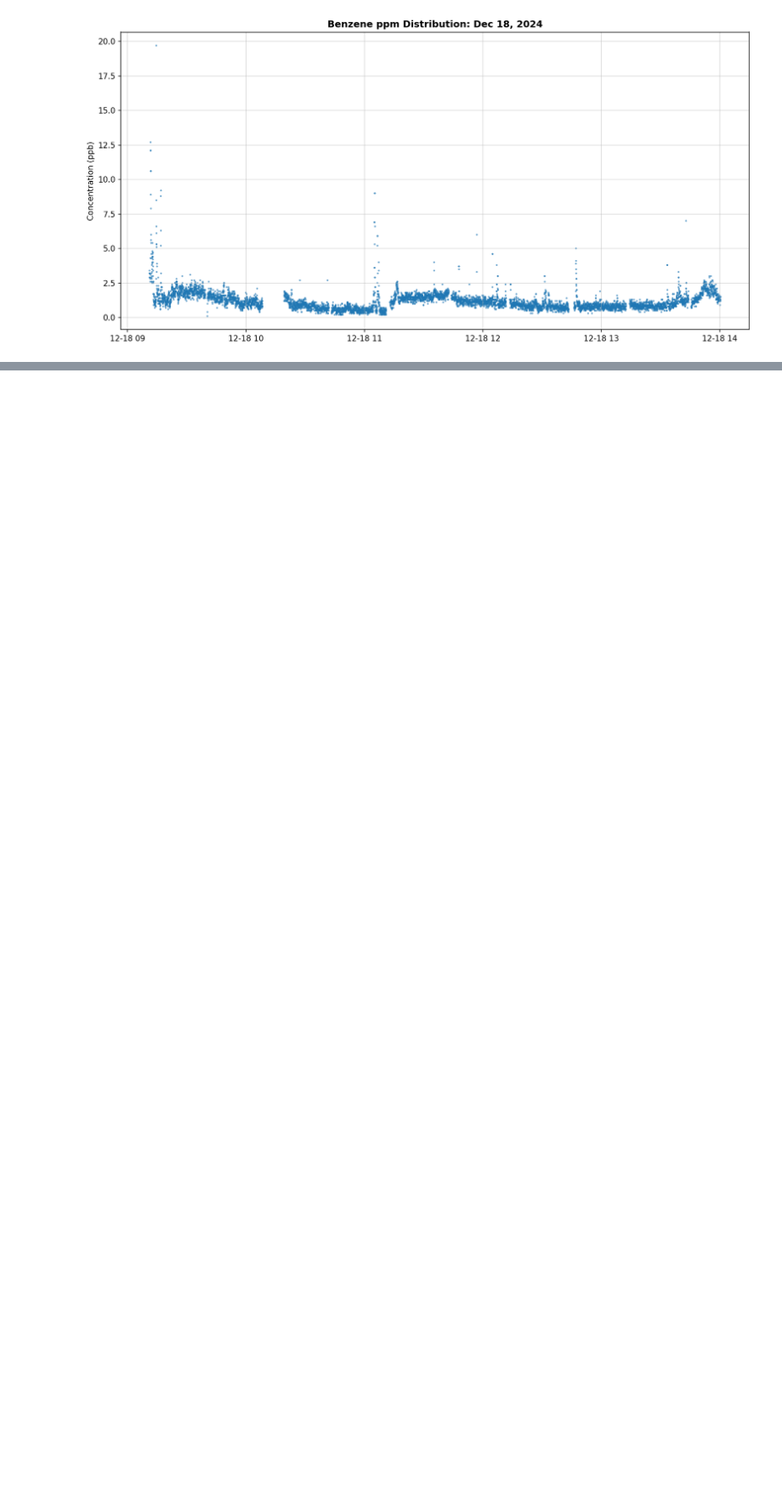
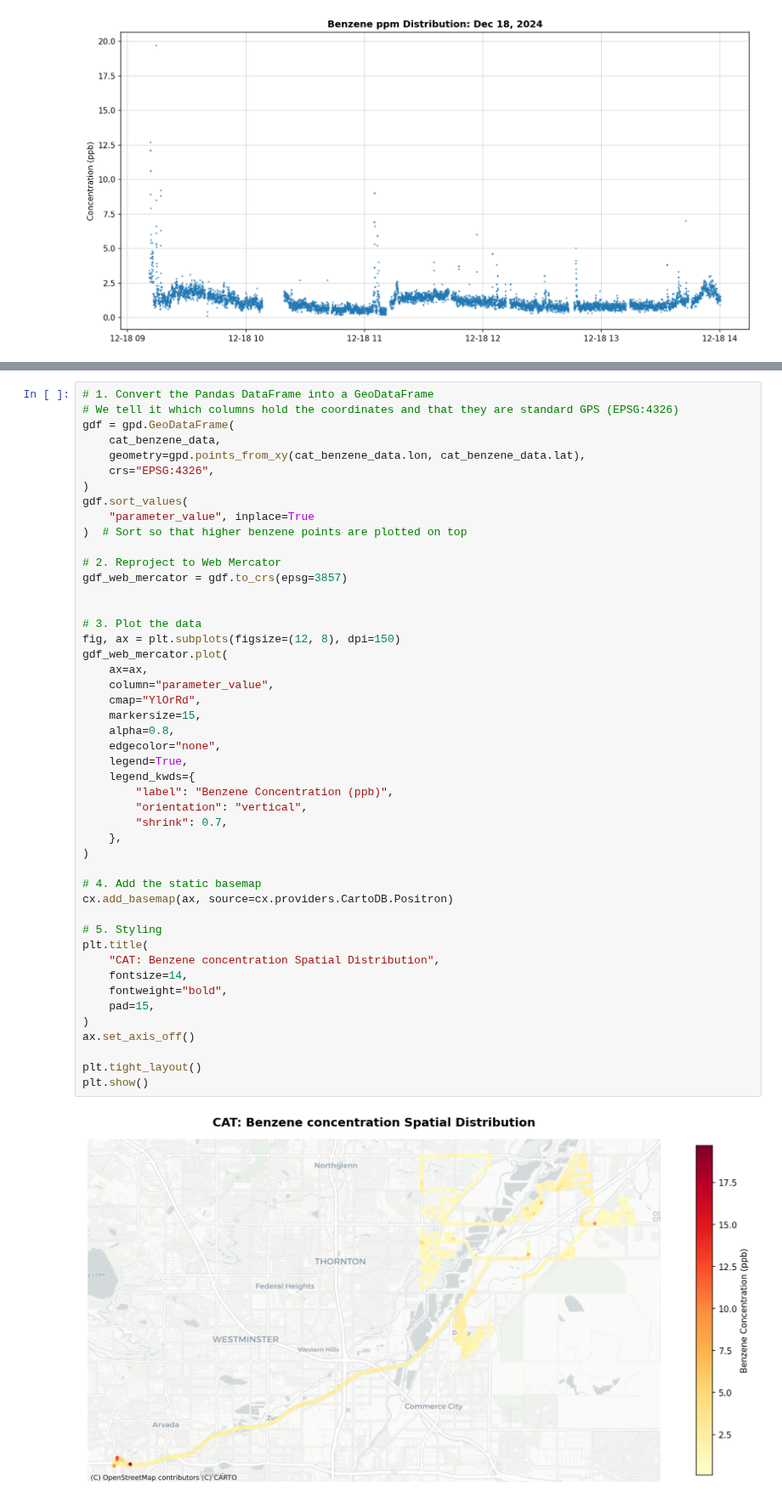
Before and after one commit to cdphe-atops/atmd-data-tools, a Jupyter notebook: notebooks/01_getting_started.ipynb, the cells around one changed output, grey strips where cells are left out. Shown at 85% size. Drawn from its saved outputs; the diff is of its cells as text; blank space fills up the shorter version.

Commit message:
add spatial example

```diff
--- a/notebooks/01_getting_started.ipynb
+++ b/notebooks/01_getting_started.ipynb
@@ -142,0 +147,49 @@ plt.show()
+# %%
+# 1. Convert the Pandas DataFrame into a GeoDataFrame
+# We tell it which columns hold the coordinates and that they are standard GPS (EPSG:4326)
+gdf = gpd.GeoDataFrame(
+    cat_benzene_data,
+    geometry=gpd.points_from_xy(cat_benzene_data.lon, cat_benzene_data.lat),
+    crs="EPSG:4326",
+)
+gdf.sort_values(
+    "parameter_value", inplace=True
+)  # Sort so that higher benzene points are plotted on top
+
+# 2. Reproject to Web Mercator
+gdf_web_mercator = gdf.to_crs(epsg=3857)
+
+
+# 3. Plot the data
+fig, ax = plt.subplots(figsize=(12, 8), dpi=150)
+gdf_web_mercator.plot(
+    ax=ax,
+    column="parameter_value",
+    cmap="YlOrRd",
+    markersize=15,
+    alpha=0.8,
+    edgecolor="none",
+    legend=True,
+    legend_kwds={
+        "label": "Benzene Concentration (ppb)",
+        "orientation": "vertical",
+        "shrink": 0.7,
+    },
+)
+
+# 4. Add the static basemap
+cx.add_basemap(ax, source=cx.providers.CartoDB.Positron)
+
+# 5. Styling
+plt.title(
+    "CAT: Benzene concentration Spatial Distribution",
+    fontsize=14,
+    fontweight="bold",
+    pad=15,
+)
+ax.set_axis_off()
+
+plt.tight_layout()
+plt.show()
+# %% [output]
+[figure, added]
```
Also changed, not shown: parts of 2 cells of this notebook, 1 other file.
